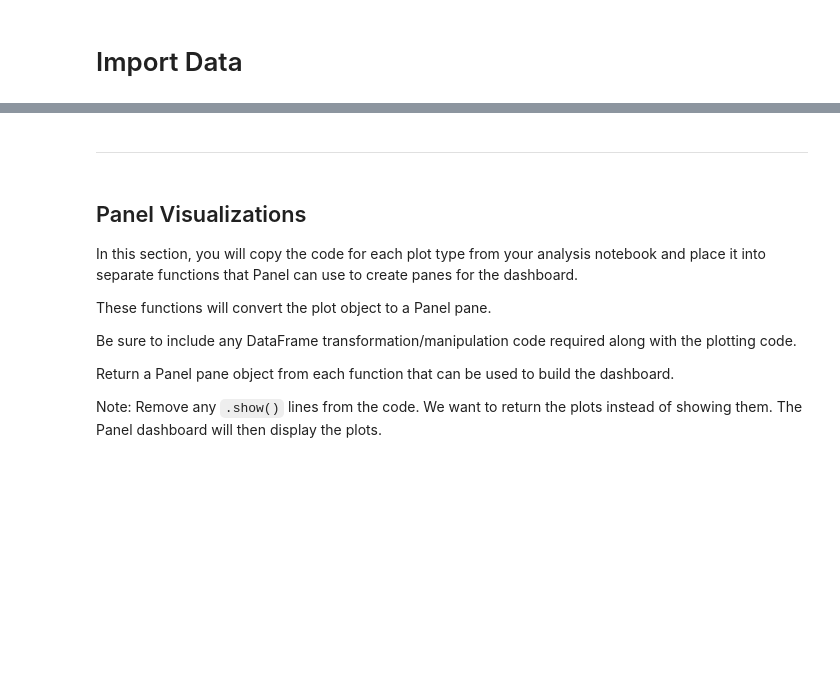
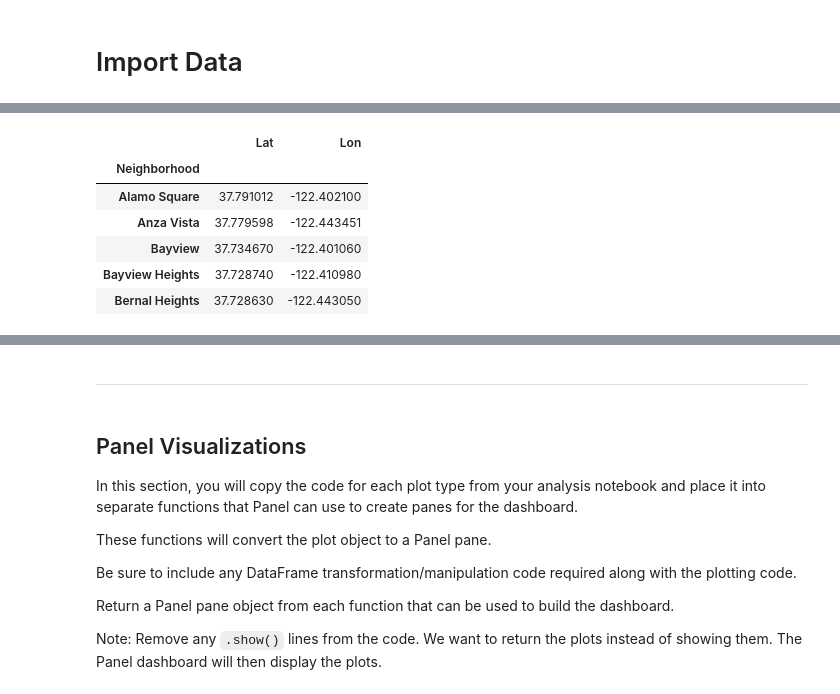
Before and after one commit to rkp678/Unit6_homework, a Jupyter notebook: dashboard.ipynb, the cells around one changed output, grey strips where cells are left out. Saved outputs shown, nothing was run; the diff lists cells and outputs as text; code cells hidden in the pictures; blank space fills up the shorter version.

```diff
--- a/dashboard.ipynb
+++ b/dashboard.ipynb
@@ -30,0 +44,12 @@ px.set_mapbox_access_token(map_box_api)
+# %%
+file_path2 = Path("neighborhoods_coordinates.csv")
+neighborhood_coordinates = pd.read_csv(file_path2, index_col="Neighborhood")
+neighborhood_coordinates.head()
+# %% [output]
+|  | Lat | Lon |
+| Neighborhood |  |  |
+| Alamo Square | 37.791012 | -122.402100 |
+| Anza Vista | 37.779598 | -122.443451 |
+| Bayview | 37.734670 | -122.401060 |
+| Bayview Heights | 37.728740 | -122.410980 |
+| Bernal Heights | 37.728630 | -122.443050 |
```
Also changed, not shown: parts of 9 cells of this notebook, 1 other file.
